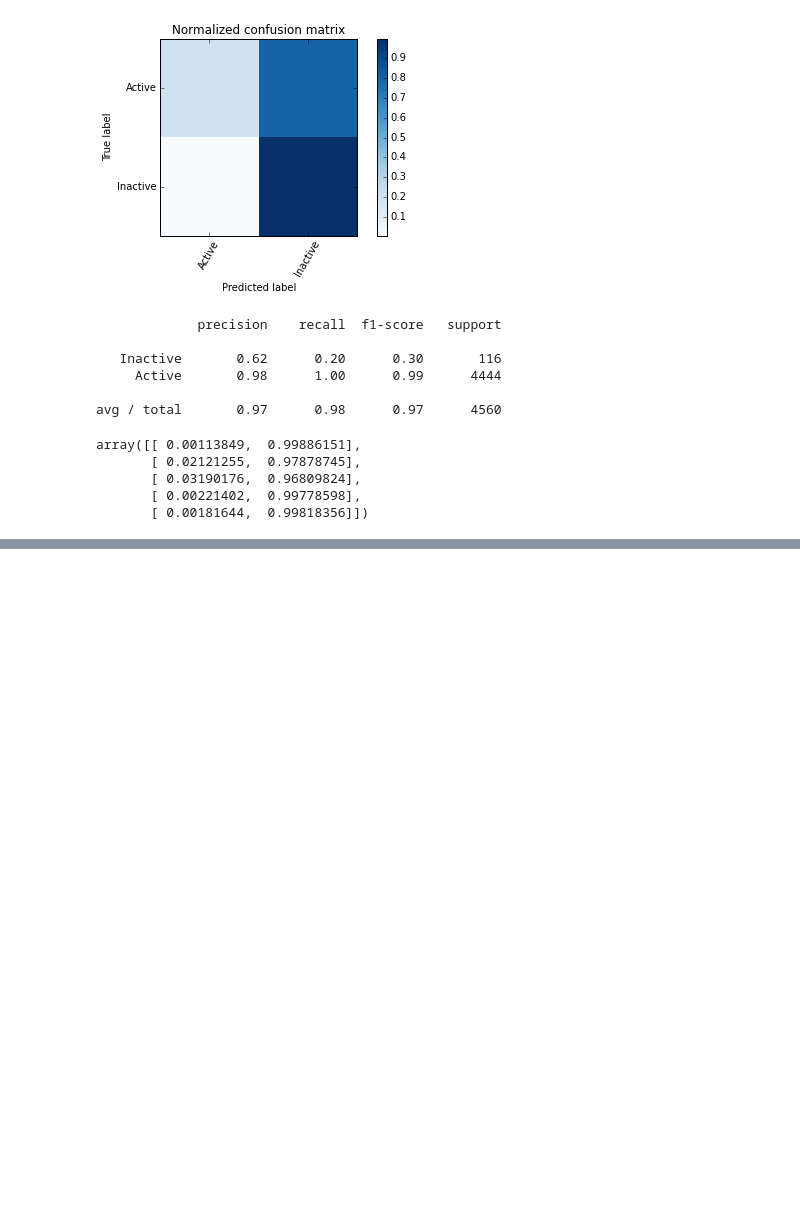
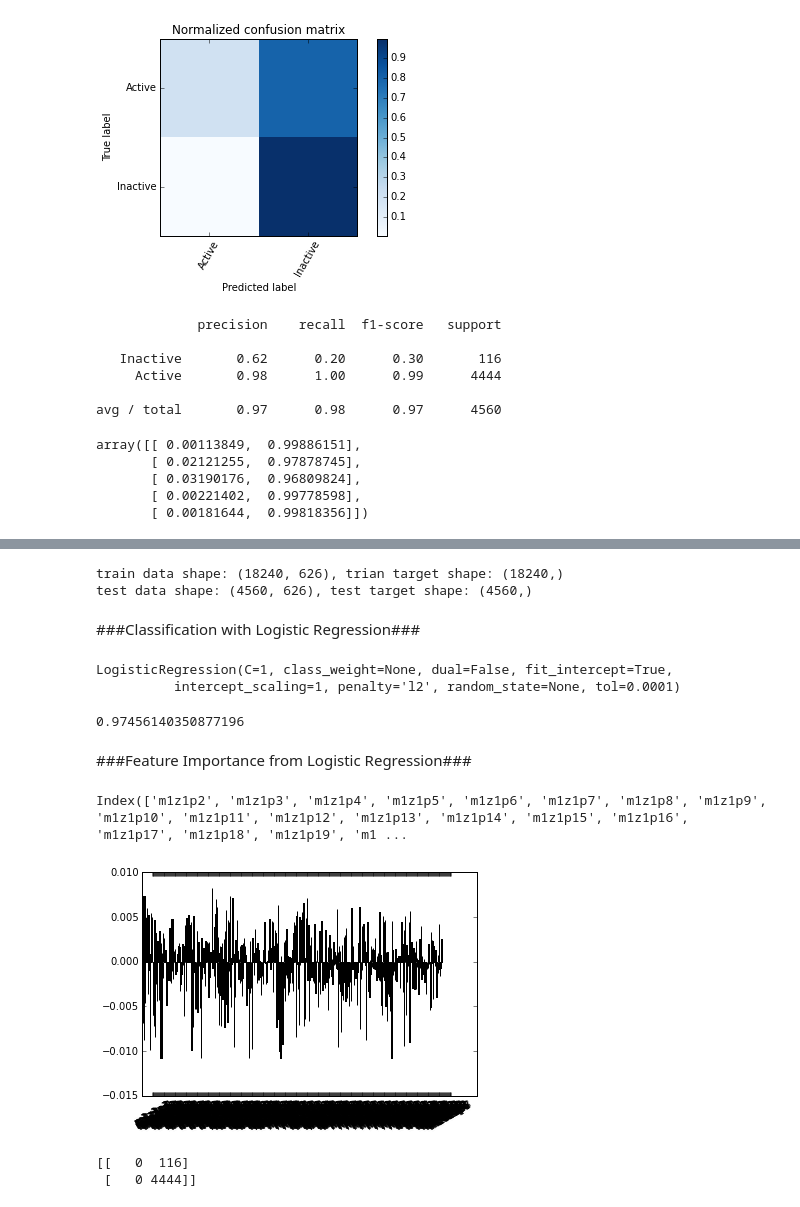
Before and after one commit to Rnewbie/PCM, a Jupyter notebook: Histone Deacetylase.ipynb, the cells around one changed output, grey strips where cells are left out. Saved outputs shown, nothing was run; the diff lists cells and outputs as text; code cells hidden in the pictures; blank space fills up the shorter version.

```diff
--- a/Histone Deacetylase.ipynb
+++ b/Histone Deacetylase.ipynb
@@ -254,0 +302,21 @@ def plot_roc_curve(target_test, activity_predicted_proba):
+# %%
+from sklearn.cross_validation import train_test_split
+protein_train, protein_test, activity_train, activity_test = train_test_split(
+    protein, activity, test_size = 0.20, random_state = 0)
+print("train data shape: %r, trian target shape: %r"
+     % (protein_train.shape, activity_train.shape))
+print("test data shape: %r, test target shape: %r"
+     % (protein_test.shape, activity_test.shape))
+# %% [output]
+train data shape: (18240, 626), trian target shape: (18240,)
+test data shape: (4560, 626), test target shape: (4560,)
+# %% [markdown]
+###Classification with Logistic Regression###
+# %%
+from sklearn.linear_model import LogisticRegression
+
+logreg = LogisticRegression (C = 1)
+logreg.fit(protein_train, activity_train)
+# %% [output]
+LogisticRegression(C=1, class_weight=None, dual=False, fit_intercept=True,
+          intercept_scaling=1, penalty='l2', random_state=None, tol=0.0001)
@@ -254,0 +325,25 @@ def plot_roc_curve(target_test, activity_predicted_proba):
+# %%
+from sklearn.metrics import accuracy_score
+accuracy_score(activity_test, activity_predicted)
+# %% [output]
+0.97456140350877196
+# %% [markdown]
+###Feature Importance from Logistic Regression###
+# %%
+protein_descriptors = protein.columns
+protein_descriptors
+# %% [output]
+Index(['m1z1p2', 'm1z1p3', 'm1z1p4', 'm1z1p5', 'm1z1p6', 'm1z1p7', 'm1z1p8', 'm1z1p9', 'm1z1p10', 'm1z1p11', 'm1z1p12', 'm1z1p13', 'm1z1p14', 'm1z1p15', 'm1z1p16', 'm1z1p17', 'm1z1p18', 'm1z1p19', 'm1 ...
+# %%
+x = np.arange(len(protein_descriptors))
+plt.bar(x, logreg.coef_.ravel())
+plt.xticks(x + 20, protein_descriptors, rotation = 30);
+# %% [output]
+[figure, added]
+# %%
+from sklearn.metrics import confusion_matrix
+cm = confusion_matrix(activity_test, activity_predicted)
+print(cm)
+# %% [output]
+[[   0  116]
+ [   0 4444]]
```
Also changed, not shown: parts of 22 cells of this notebook.
